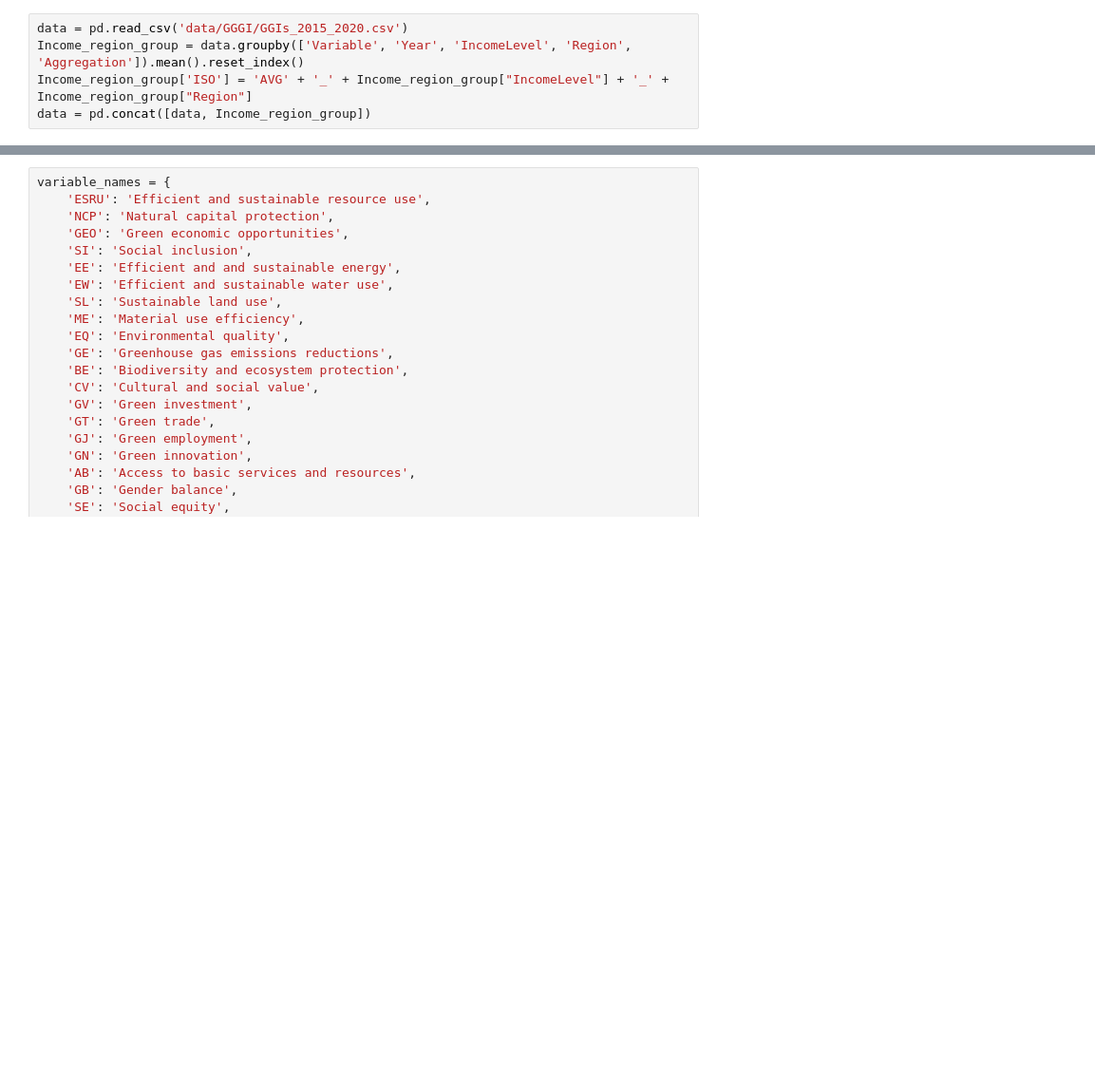
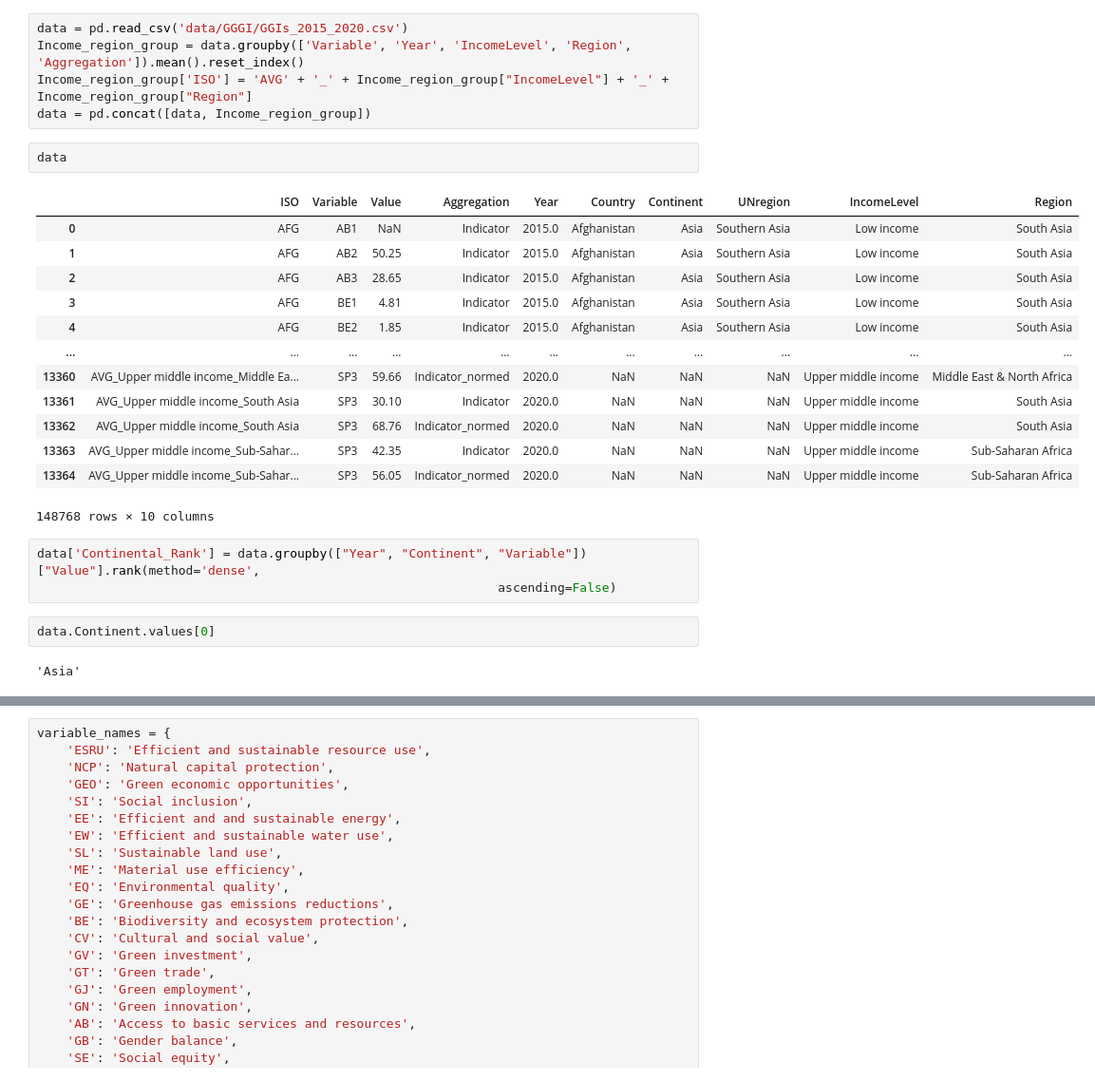
Before and after one commit to simonzabrocki/SimulationDashboard, a Jupyter notebook: drafts.ipynb, the cells around one changed output, grey strips where cells are left out. Shown at 95% size. Cells and saved outputs as stored; diff of their text form; blank space fills up the shorter version.

```diff
--- a/drafts.ipynb
+++ b/drafts.ipynb
@@ -7,3 +7,26 @@ data = pd.read_csv('data/GGGI/GGIs_2015_2020.csv')
 Income_region_group = data.groupby(['Variable', 'Year', 'IncomeLevel', 'Region', 'Aggregation']).mean().reset_index()
 Income_region_group['ISO'] = 'AVG' + '_' + Income_region_group["IncomeLevel"] + '_' + Income_region_group["Region"]
 data = pd.concat([data, Income_region_group])
+# %%
+data
+# %% [output]
+|  | ISO | Variable | Value | Aggregation | Year | Country | Continent | UNregion | IncomeLevel | Region |
+| 0 | AFG | AB1 | NaN | Indicator | 2015.0 | Afghanistan | Asia | Southern Asia | Low income | South Asia |
+| 1 | AFG | AB2 | 50.25 | Indicator | 2015.0 | Afghanistan | Asia | Southern Asia | Low income | South Asia |
+| 2 | AFG | AB3 | 28.65 | Indicator | 2015.0 | Afghanistan | Asia | Southern Asia | Low income | South Asia |
+| 3 | AFG | BE1 | 4.81 | Indicator | 2015.0 | Afghanistan | Asia | Southern Asia | Low income | South Asia |
+| 4 | AFG | BE2 | 1.85 | Indicator | 2015.0 | Afghanistan | Asia | Southern Asia | Low income | South Asia |
+| ... | ... | ... | ... | ... | ... | ... | ... | ... | ... | ... |
+| 13360 | AVG_Upper middle income_Middle Ea... | SP3 | 59.66 | Indicator_normed | 2020.0 | NaN | NaN | NaN | Upper middle income | Middle East & North Africa |
+| 13361 | AVG_Upper middle income_South Asia | SP3 | 30.10 | Indicator | 2020.0 | NaN | NaN | NaN | Upper middle income | South Asia |
+| 13362 | AVG_Upper middle income_South Asia | SP3 | 68.76 | Indicator_normed | 2020.0 | NaN | NaN | NaN | Upper middle income | South Asia |
+| 13363 | AVG_Upper middle income_Sub-Sahar... | SP3 | 42.35 | Indicator | 2020.0 | NaN | NaN | NaN | Upper middle income | Sub-Saharan Africa |
+| 13364 | AVG_Upper middle income_Sub-Sahar... | SP3 | 56.05 | Indicator_normed | 2020.0 | NaN | NaN | NaN | Upper middle income | Sub-Saharan Africa |
+148768 rows × 10 columns
+# %%
+data['Continental_Rank'] = data.groupby(["Year", "Continent", "Variable"])["Value"].rank(method='dense',
+                                                              ascending=False)
+# %%
+data.Continent.values[0]
+# %% [output]
+'Asia'
```
Also changed, not shown: parts of 4 cells of this notebook, 5 other files.
